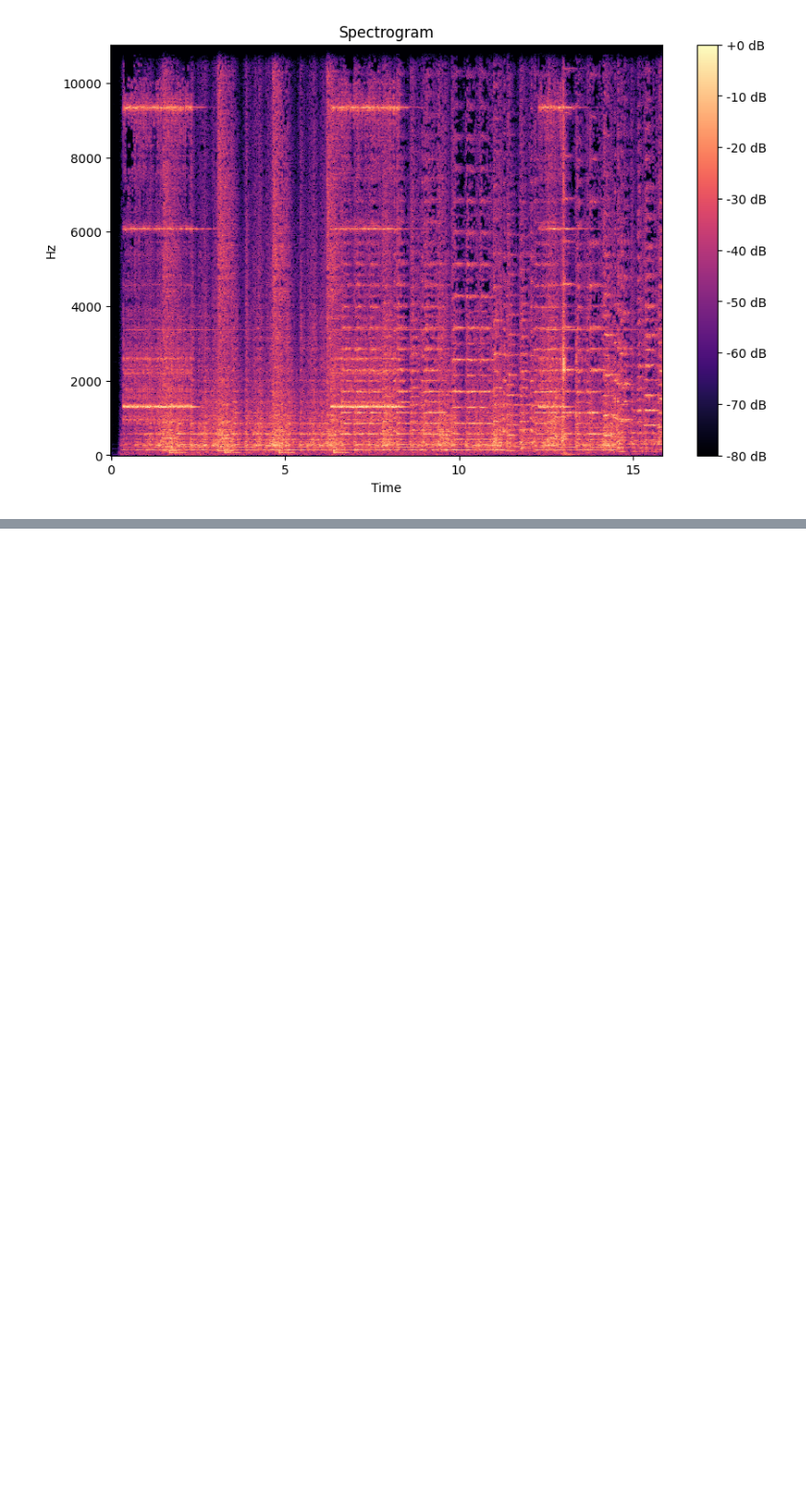
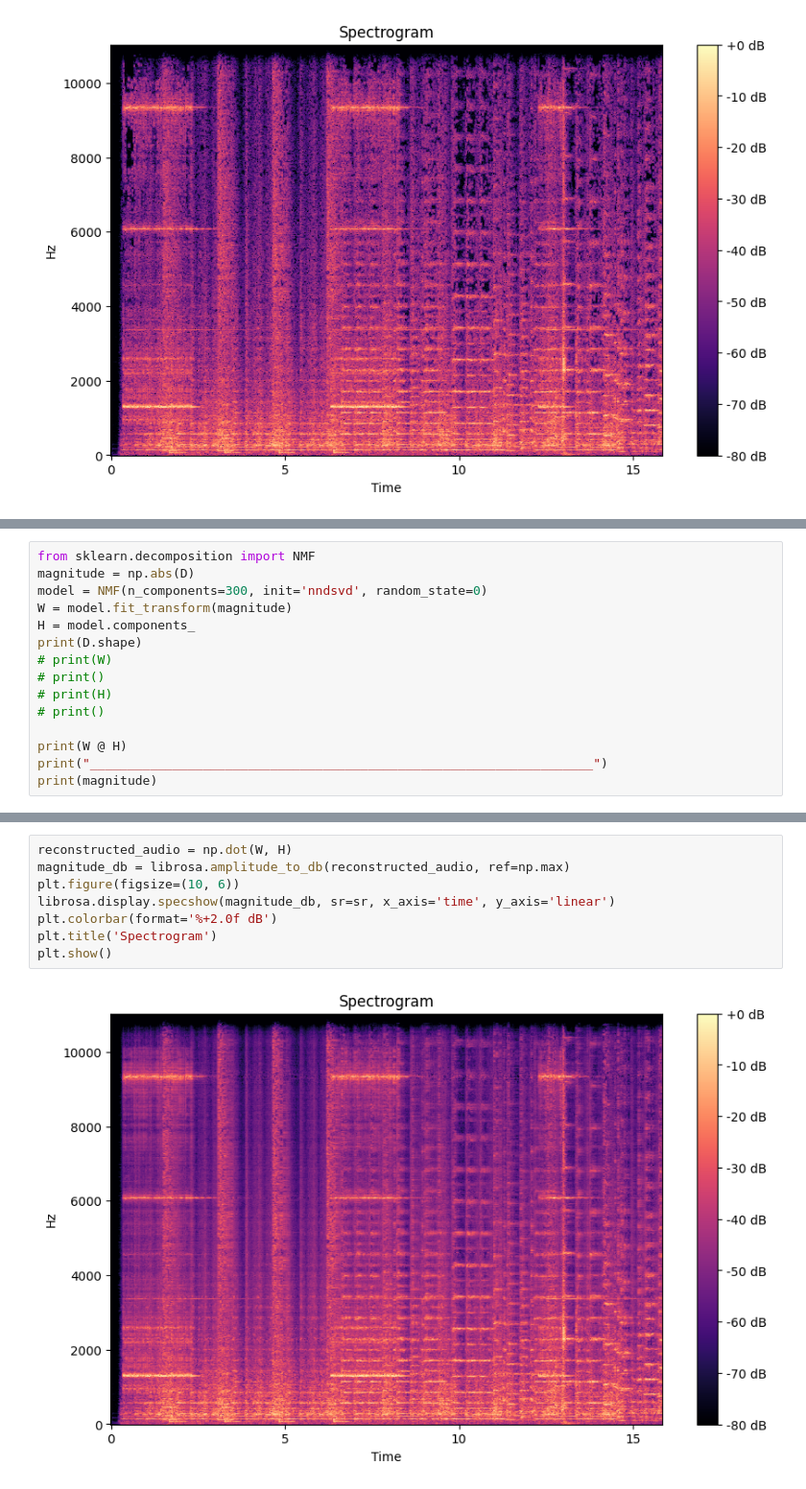
Before and after one commit to denhumen/source_separation_project, a Jupyter notebook: src/jupt.ipynb, the cells around one changed output, grey strips where cells are left out. Shown at 96% size. Saved outputs shown, nothing was run; the diff lists cells and outputs as text; blank space fills up the shorter version.

```diff
--- a/src/jupt.ipynb
+++ b/src/jupt.ipynb
@@ -42,0 +31,15 @@ print(W @ H)
+# %%
+from sklearn.decomposition import NMF
+magnitude = np.abs(D)
+model = NMF(n_components=300, init='nndsvd', random_state=0)
+W = model.fit_transform(magnitude)
+H = model.components_
+print(D.shape)
+# print(W)
+# print()
+# print(H)
+# print()
+
+print(W @ H)
+print("___________________________________________________________________")
+print(magnitude)
@@ -42,0 +64,10 @@ print(W @ H)
+# %%
+reconstructed_audio = np.dot(W, H)
+magnitude_db = librosa.amplitude_to_db(reconstructed_audio, ref=np.max)
+plt.figure(figsize=(10, 6))
+librosa.display.specshow(magnitude_db, sr=sr, x_axis='time', y_axis='linear')
+plt.colorbar(format='%+2.0f dB')
+plt.title('Spectrogram')
+plt.show()
+# %% [output]
+[figure, added]
```
Also changed, not shown: parts of 3 cells of this notebook, 20 other files.
